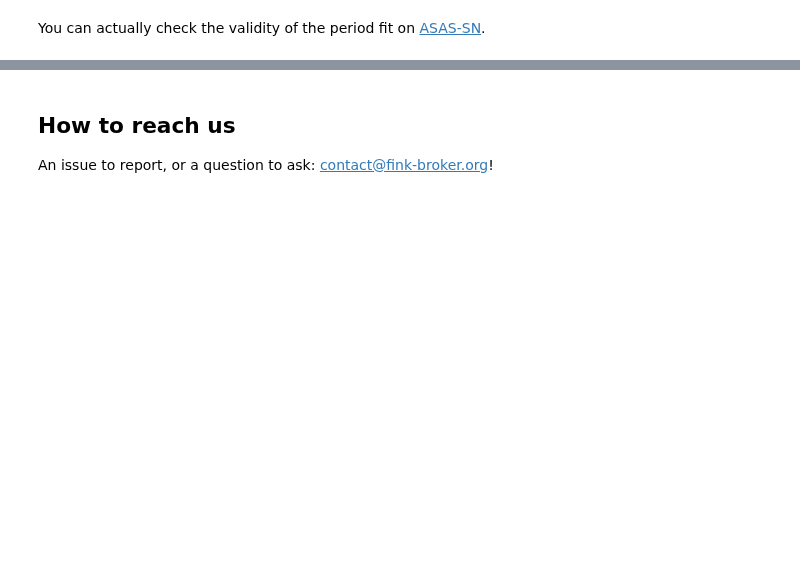
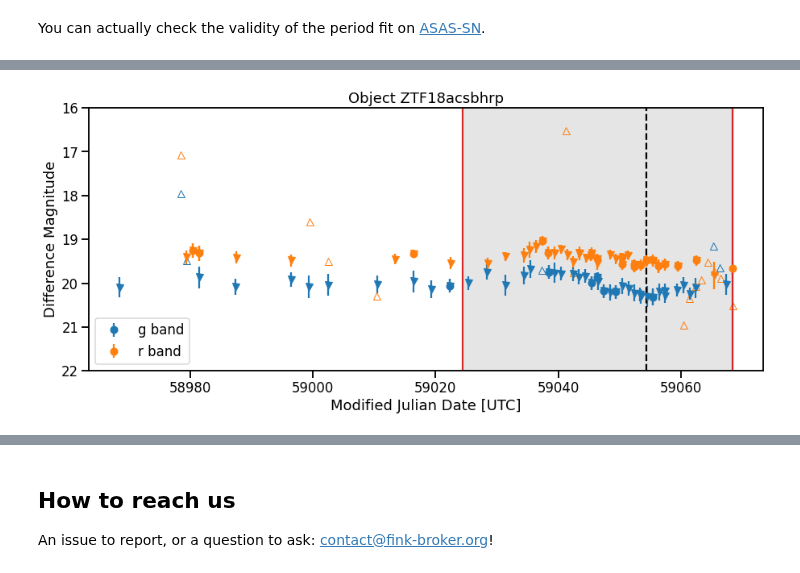
Before and after one commit to astrolabsoftware/fink-tutorials, a Jupyter notebook: galactic/galactic.ipynb, the cells around one changed output, grey strips where cells are left out. Cells and saved outputs as stored; diff of their text form; code cells hidden in the pictures; blank space fills up the shorter version.

```diff
--- a/galactic/galactic.ipynb
+++ b/galactic/galactic.ipynb
@@ -222,0 +295,72 @@ You can actually check the validity of the period fit on [ASAS-SN](https://asas-
+# %%
+r = requests.post(
+  'http://134.158.75.151:24000/api/v1/objects',
+  json={
+    'objectId': 'ZTF18acsbhrp',
+    'withupperlim': 'True',
+  }
+)
+
+# Format output in a DataFrame
+pdf_mulens_single = pd.read_json(r.content)
+# %%
+pdf_mulens_single = pdf_mulens_single.sort_values('i:jd')
+mjd = pdf_mulens_single['i:jd'].apply(lambda x: x - 2400000.5)
+
+fig = plt.figure(figsize=(15, 6))
+
+colordic = {1: 'C0', 2: 'C1'}
+filtdic = {1: 'g', 2: 'r'}
+
+for filt in np.unique(pdf_mulens_single['i:fid']):
+    maskFilt = pdf_mulens_single['i:fid'] == filt
+
+    # The column `d:tag` is used to check data type
+    maskValid = pdf_mulens_single['d:tag'] == 'valid'
+    plt.errorbar(
+        pdf_mulens_single[maskValid & maskFilt]['i:jd'].apply(lambda x: x - 2400000.5),
+        pdf_mulens_single[maskValid & maskFilt]['i:magpsf'],
+        pdf_mulens_single[maskValid & maskFilt]['i:sigmapsf'],
+        ls = '', marker='o', color=colordic[filt], label='{} band'.format(filtdic[filt])
+    )
+
+    maskUpper = pdf_mulens_single['d:tag'] == 'upperlim'
+    plt.plot(
+        pdf_mulens_single[maskUpper & maskFilt]['i:jd'].apply(lambda x: x - 2400000.5),
+        pdf_mulens_single[maskUpper & maskFilt]['i:diffmaglim'],
+        ls='', marker='^', color=colordic[filt], markerfacecolor='none'
+    )
+
+    maskBadquality = pdf_mulens_single['d:tag'] == 'badquality'
+    plt.errorbar(
+        pdf_mulens_single[maskBadquality & maskFilt]['i:jd'].apply(lambda x: x - 2400000.5),
+        pdf_mulens_single[maskBadquality & maskFilt]['i:magpsf'],
+        pdf_mulens_single[maskBadquality & maskFilt]['i:sigmapsf'],
+        ls='', marker='v', color=colordic[filt]
+    )
+
+
+# Highlight dates where it was flagged as an ML event
+c1 = pdf_mulens_single['d:mulens_class_1'] == 'ML'
+c2 = pdf_mulens_single['d:mulens_class_2'] == 'ML'
+jd0 = np.min(pdf_mulens_single[c1 & c2]['i:jd'].values)
+minjd = np.min(pdf_mulens_single[c1 & c2]['i:jd'].values) - 30
+maxjd = np.max(pdf_mulens_single[c1 & c2]['i:jd'].values)
+plt.axvline(jd0 - 2400000.5, color='black', ls='--')
+plt.axvline(minjd - 2400000.5, color='C3')
+plt.axvline(maxjd - 2400000.5, color='C3')
+plt.fill_betweenx([15, 25], minjd - 2400000.5, maxjd - 2400000.5, alpha=0.1, color='black')
+
+
+plt.ylim(16, 22)
+plt.gca().invert_yaxis()
+plt.legend()
+plt.title(
+    'Object {}'.format(
+        pdf_mulens_single['i:objectId'].values[0]
+    )
+)
+plt.xlabel('Modified Julian Date [UTC]')
+plt.ylabel('Difference Magnitude');
+# %% [output]
+[figure, added]
```
Also changed, not shown: parts of 25 cells of this notebook, 1 other file.
